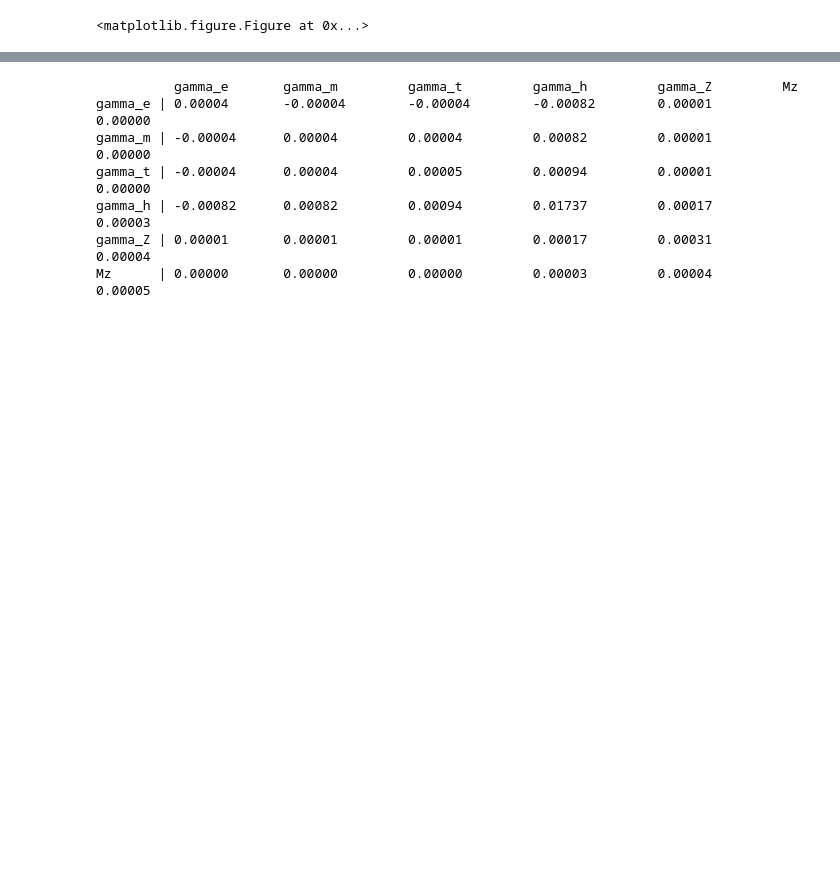
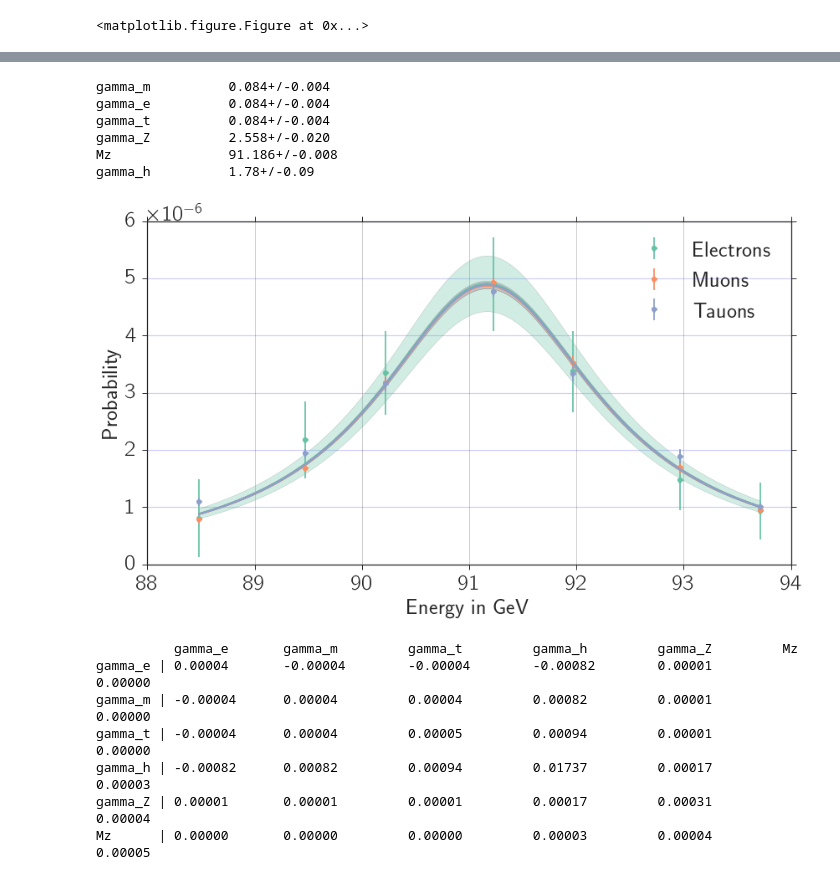
Before and after one commit to Bondzio/fp, a Jupyter notebook: Z0/analysis/Total_crosssection.ipynb, the cells around one changed output, grey strips where cells are left out. Saved outputs shown, nothing was run; the diff lists cells and outputs as text; code cells hidden in the pictures; blank space fills up the shorter version.

```diff
--- a/Z0/analysis/Total_crosssection.ipynb
+++ b/Z0/analysis/Total_crosssection.ipynb
@@ -112,3 +117,77 @@ gamma_h          1.78+/-0.09
+# %%
+crosssections = pickle.load( open("data/crosssection.p","rb"))
+cross_total = un.nominal_values(list(crosssections.values()))
+cross_total_error = un.std_devs(list(crosssections.values()))
+
+E = (np.array(4*list(crosssections.keys())).reshape(4,7).swapaxes(0,1))
+
+
+def Breit_Wigner(s,p):
+    gamma_e, gamma_m,gamma_t,gamma_h,gamma_Z,Mz = p
+    gamma_f = np.array([gamma_e,gamma_m,gamma_t,gamma_h])
+    return 12*np.pi / Mz**2 * (gamma_e*gamma_f*s)/((s - Mz**2)**2 +(s*gamma_Z/Mz)**2)
+
+
+p0 = [80,80,80,1600,2.5,90]
+
+def residuals(p):
+    return (cross_total - Breit_Wigner(E**2,p)).flatten()
+
+def residuals_weighted(p,error):
+    weights = 1 / error
+    return (weights*(cross_total - Breit_Wigner(E**2,p))).flatten()
+
+p,cov,infodict,mesg,ier = leastsq(residuals_weighted,p0,args=cross_total_error,full_output=True)
+len_data = len(residuals(p))
+chi_sq = (residuals(p)**2).sum()/(len_data-len(p))
+p_uc = uc.correlated_values(p, cov)
+keys = ["gamma_e", "gamma_m","gamma_t","gamma_h","gamma_Z","Mz     "]
+params = dict(zip(keys,p_uc))
+gamma_e, gamma_m,gamma_t,gamma_h,gamma_Z,Mz = p_uc
+
+for k in params:
+    print(k,"\t",params[k])
+
+f, ax1 = plt.subplots(1, 1)
+
+palette = itertools.cycle(sns.color_palette())
+
+E_ = np.array([np.linspace(np.min(E),np.max(E),1000)]*4).swapaxes(0,1)
+data_fit = Breit_Wigner(E_**2,p)
+error_mat = Breit_Wigner(E_**2,p_uc)
+error_on_fit = np.array([un.std_devs(error_mat[:,k]) for k in range(4)]).swapaxes(0,1)
+data_fit_min = data_fit - error_on_fit
+data_fit_max = data_fit + error_on_fit
+
+for k in range(3):
+    color=next(palette)
+    ax1.errorbar(E[:,0], cross_total[:,k],color=color, label = chars[k],yerr=cross_total_error[:,k],fmt='o')
+
+    ax1.plot(E_,data_fit[:,k],color=color)
+    ax1.fill_between(E_[:,0], 1.0*data_fit_min[:,k] , 1.0*data_fit_max[:,k], facecolor=color, alpha=0.3 )
+
+p_lit = [83.39,83.39,83.39,1670,2.4,91.187]
+data_fit = Breit_Wigner(E_**2,p_lit)
+
+
+#ax1.set_yscale("log")
+ax1.yaxis.grid(True,'minor',linewidth=0.5,color = "blue", alpha = 0.2)
+ax1.yaxis.grid(True,'major',linewidth=1.2, color = "blue", alpha = 0.2)
+ax1.xaxis.grid(True)
+ax1.legend()
+plt.ticklabel_format(style='sci', axis='y', scilimits=(0,0))
+plt.xlabel("Energy in GeV")
+plt.ylabel("Probability")
+plt.savefig("../figures/crosssections2.pdf")
+plt.show()
+# %% [output]
+gamma_m          0.084+/-0.004
+gamma_e          0.084+/-0.004
+gamma_t          0.084+/-0.004
+gamma_Z          2.558+/-0.020
+Mz               91.186+/-0.008
+gamma_h          1.78+/-0.09
+[figure, added]
 # %%
 s= " \t  "
 for i in range(6):
```
Also changed, not shown: parts of 2 cells of this notebook, 9 other files.
